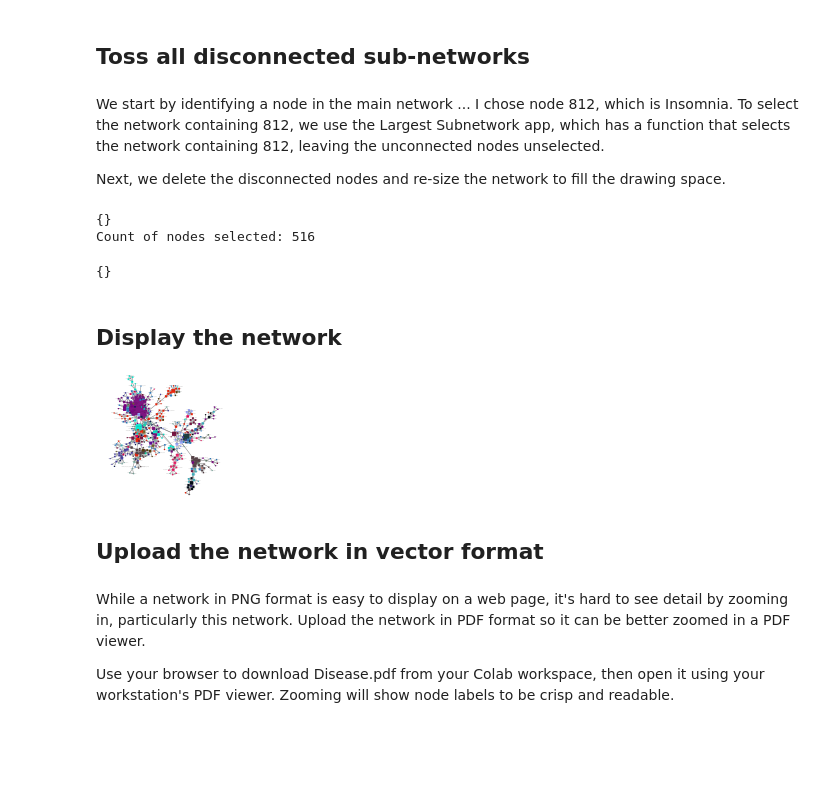
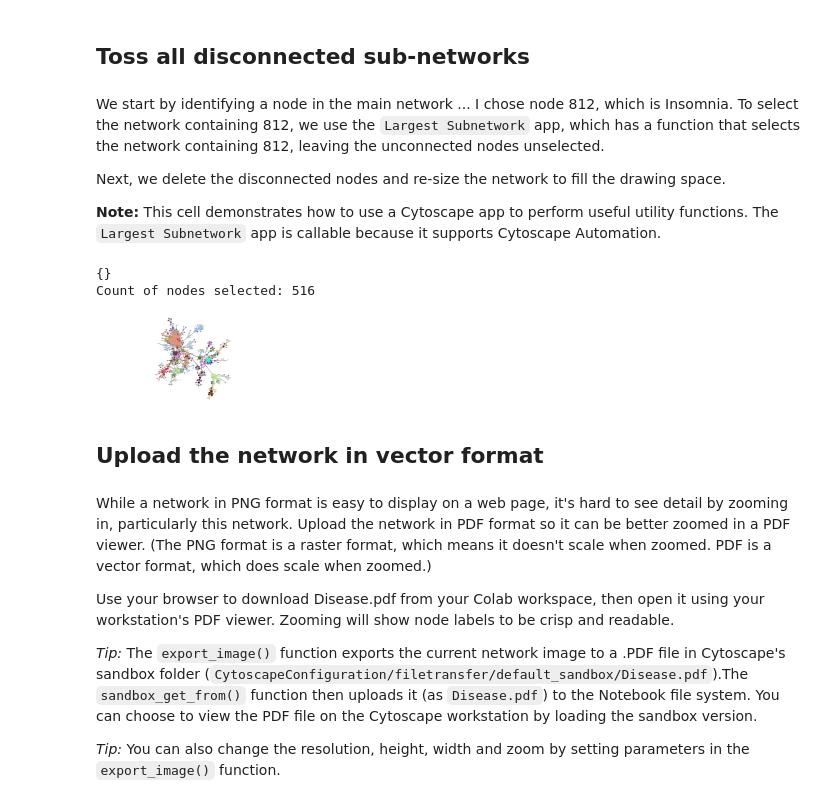
Before and after one commit to bdemchak/cytoscape-jupyter, a Jupyter notebook: gangsu/basic_protocol_2.ipynb, the cells around one changed output. Saved outputs shown, nothing was run; the diff lists cells and outputs as text; code cells hidden in the pictures; blank space fills up the shorter version.

```diff
--- a/gangsu/basic_protocol_2.ipynb
+++ b/gangsu/basic_protocol_2.ipynb
@@ -282,38 +309,35 @@ For fun, we'll clean up the network by removing disconnected sub-networks and sh
 # %% [markdown]
 ## Toss all disconnected sub-networks
 # %% [markdown]
-We start by identifying a node in the main network ... I chose node 812, which is Insomnia. To select the network containing 812, we use the Largest Subnetwork app, which has a function that selects the network containing 812, leaving the unconnected nodes unselected.
+We start by identifying a node in the main network ... I chose node 812, which is Insomnia. To select the network containing 812, we use the `Largest Subnetwork` app, which has a function that selects the network containing 812, leaving the unconnected nodes unselected.
 
 Next, we delete the disconnected nodes and re-size the network to fill the drawing space.
+
+**Note:** This cell demonstrates how to use a Cytoscape app to perform useful utility functions. The `Largest Subnetwork` app is callable because it supports Cytoscape Automation.
 # %%
 p4c.install_app('Largest Subnetwork')
 res = p4c.commands_post('network select subnetwork createSubnetwork=false includesNode=812')
 print(f'Count of nodes selected: {len(res["nodes"])}')
 
 p4c.invert_node_selection()
 p4c.delete_selected_nodes()
 p4c.fit_content()
+
+p4c.notebook_export_show_image()
 # %% [output]
 {}
 Count of nodes selected: 516
-{}
+[figure, added]
-# %% [markdown]
-## Display the network
-# %%
-OUT_FILE = 'Disease.png'
-p4c.export_image(OUT_FILE, overwrite_file=True)
-p4c.sandbox_get_from(OUT_FILE, f'{OUTPUT_DIR}{OUT_FILE}')
-
-from IPython.display import Image, display
-display(Image(filename=f'{OUTPUT_DIR}{OUT_FILE}'))
-# %% [output]
-[figure, removed]
 # %% [markdown]
 ## Upload the network in vector format
 # %% [markdown]
-While a network in PNG format is easy to display on a web page, it's hard to see detail by zooming in, particularly this network. Upload the network in PDF format so it can be better zoomed in a PDF viewer.
+While a network in PNG format is easy to display on a web page, it's hard to see detail by zooming in, particularly this network. Upload the network in PDF format so it can be better zoomed in a PDF viewer. (The PNG format is a raster format, which means it doesn't scale when zoomed. PDF is a vector format, which does scale when zoomed.)
 
 Use your browser to download Disease.pdf from your Colab workspace, then open it using your workstation's PDF viewer. Zooming will show node labels to be crisp and readable.
+
+*Tip:* The `export_image()` function exports the current network image to a .PDF file in Cytoscape's sandbox folder (`CytoscapeConfiguration/filetransfer/default_sandbox/Disease.pdf`).The `sandbox_get_from()` function then uploads it (as `Disease.pdf`) to the Notebook file system. You can choose to view the PDF file on the Cytoscape workstation by loading the sandbox version.
+
+*Tip:* You can also change the resolution, height, width and zoom by setting parameters in the `export_image()` function.
 # %%
 OUT_FILE = 'Disease.pdf'
 p4c.export_image(OUT_FILE, type='PDF', overwrite_file=True)
```
Also changed, not shown: parts of 31 cells of this notebook.
